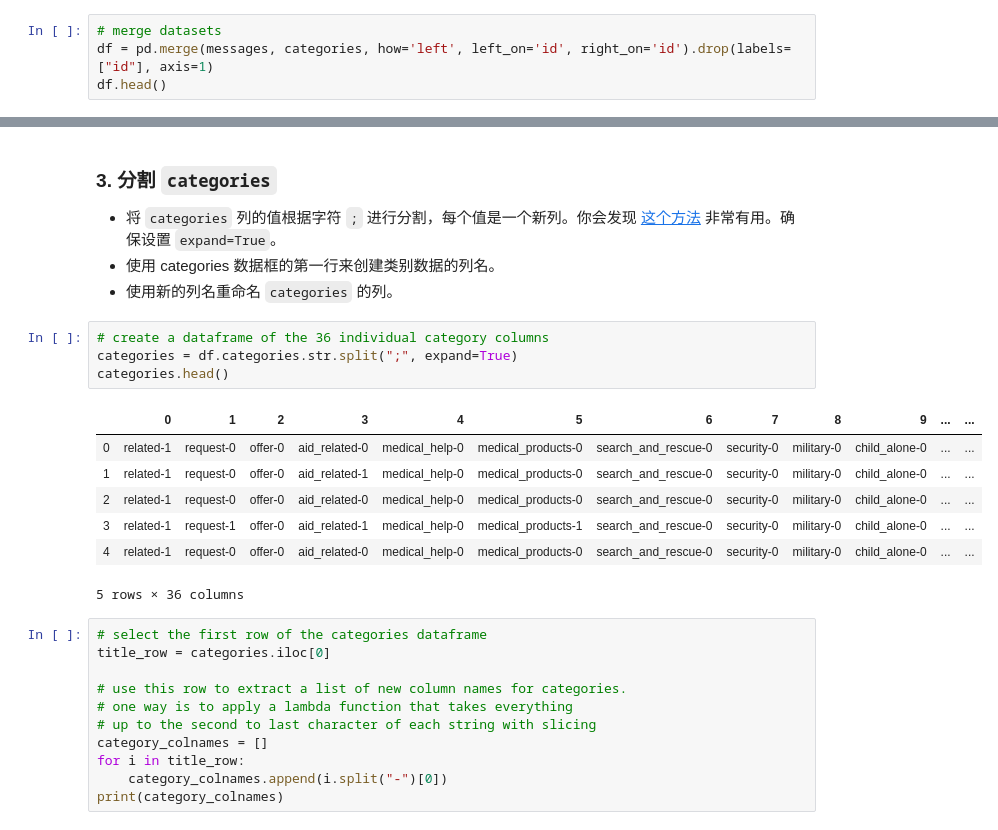
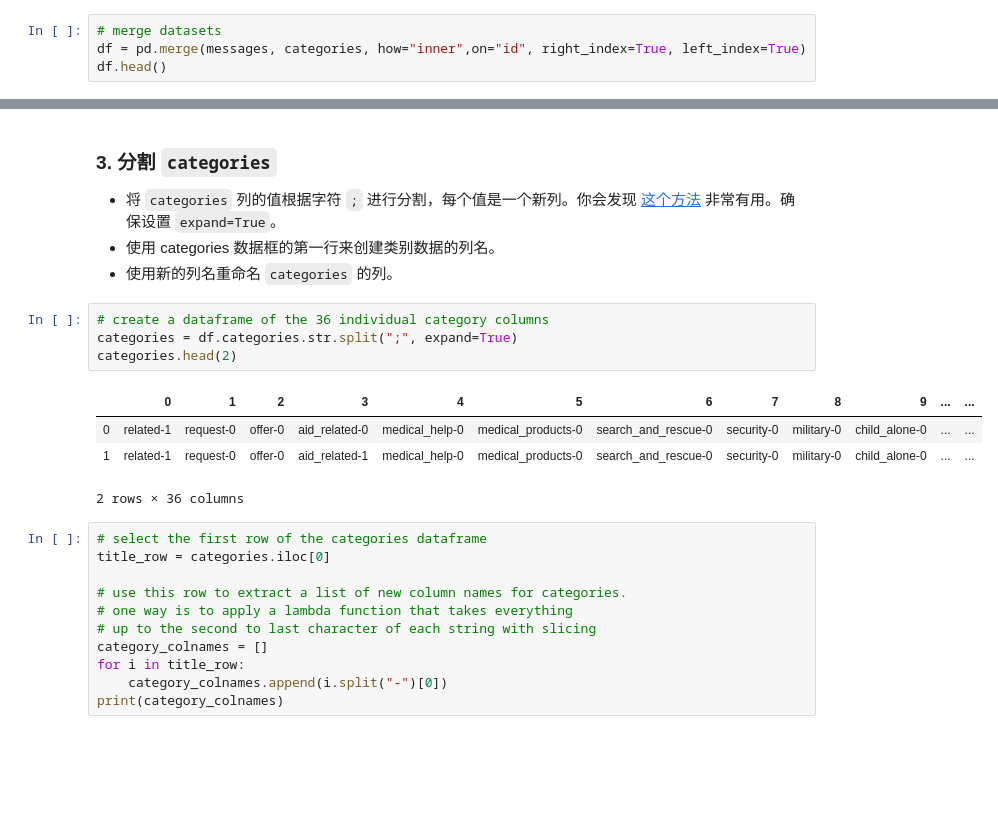
Before and after one commit to lqiang79/nano_data_scientist_project2, a Jupyter notebook: notebook/ETL Pipeline Preparation-zh.ipynb, the cells around one changed output, grey strips where cells are left out. Drawn from its saved outputs; the diff is of its cells as text; blank space fills up the shorter version.

```diff
--- a/notebook/ETL Pipeline Preparation-zh.ipynb
+++ b/notebook/ETL Pipeline Preparation-zh.ipynb
@@ -37,6 +37,6 @@ categories.head()
 - 将合并后的数据集传入 `df`，在后续的步骤中要清洗该数据集。
 # %%
 # merge datasets
-df = pd.merge(messages, categories, how='left', left_on='id', right_on='id').drop(labels=["id"], axis=1)
+df = pd.merge(messages, categories, how="inner",on="id", right_index=True, left_index=True)
 df.head()
 # %% [output]
@@ -54,15 +54,12 @@ df.head()
 # %%
 # create a dataframe of the 36 individual category columns
 categories = df.categories.str.split(";", expand=True)
-categories.head()
+categories.head(2)
 # %% [output]
 |  | 0 | 1 | 2 | 3 | 4 | 5 | 6 | 7 | 8 | 9 | ... | ... |
 | 0 | related-1 | request-0 | offer-0 | aid_related-0 | medical_help-0 | medical_products-0 | search_and_rescue-0 | security-0 | military-0 | child_alone-0 | ... | ... |
 | 1 | related-1 | request-0 | offer-0 | aid_related-1 | medical_help-0 | medical_products-0 | search_and_rescue-0 | security-0 | military-0 | child_alone-0 | ... | ... |
-| 2 | related-1 | request-0 | offer-0 | aid_related-0 | medical_help-0 | medical_products-0 | search_and_rescue-0 | security-0 | military-0 | child_alone-0 | ... | ... |
-| 3 | related-1 | request-1 | offer-0 | aid_related-1 | medical_help-0 | medical_products-1 | search_and_rescue-0 | security-0 | military-0 | child_alone-0 | ... | ... |
-| 4 | related-1 | request-0 | offer-0 | aid_related-0 | medical_help-0 | medical_products-0 | search_and_rescue-0 | security-0 | military-0 | child_alone-0 | ... | ... |
-5 rows × 36 columns
+2 rows × 36 columns
 # %%
 # select the first row of the categories dataframe
 title_row = categories.iloc[0]
```
Also changed, not shown: parts of 6 cells of this notebook, 12 other files.
